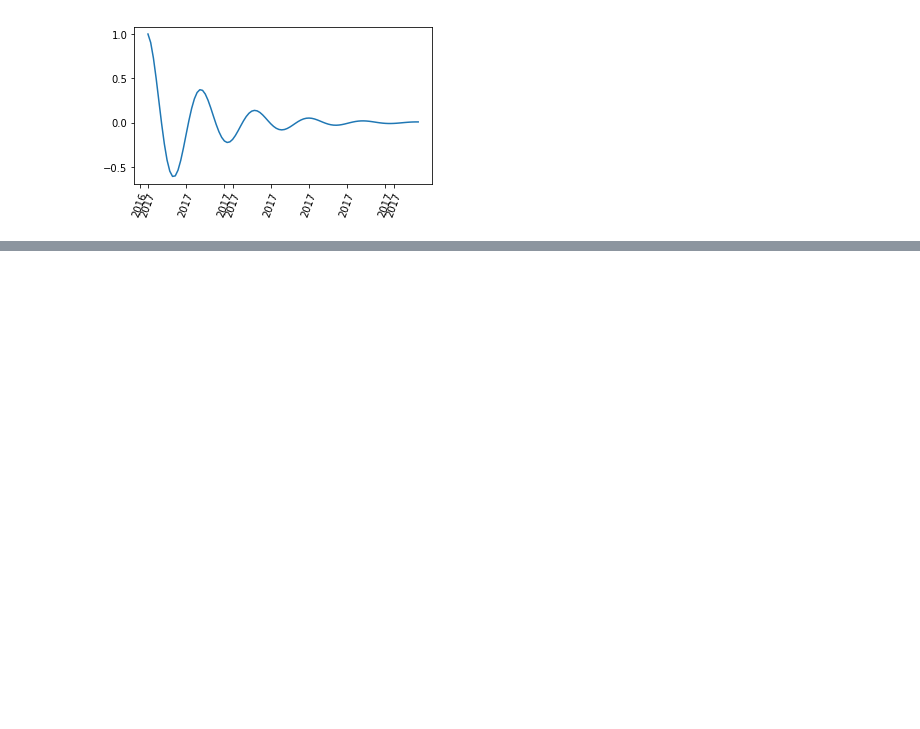
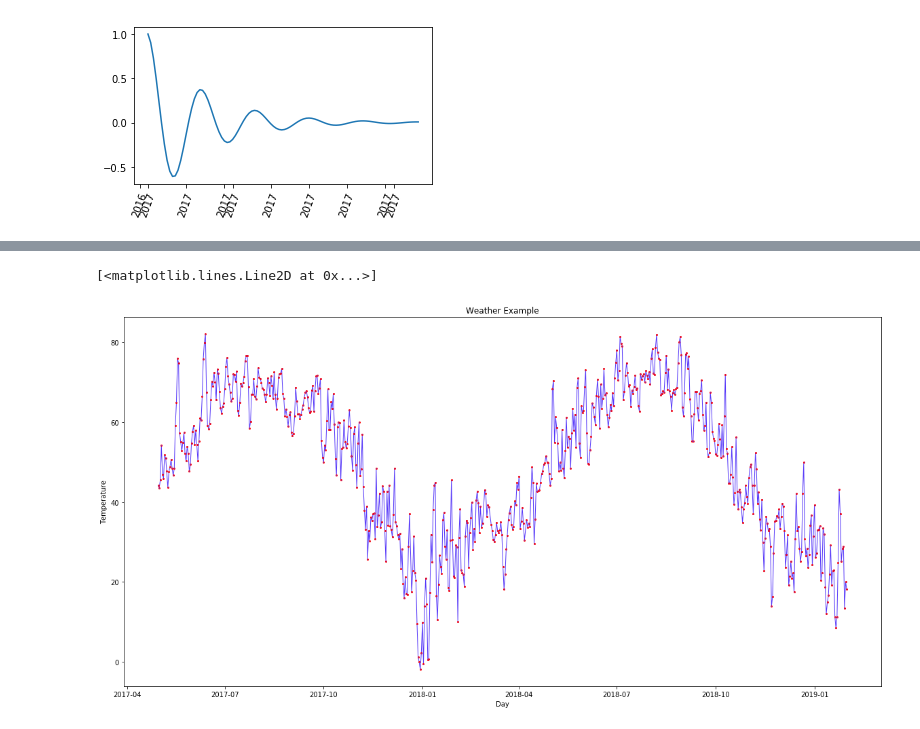
Before and after one commit to johnzastrow/jz_jupyters, a Jupyter notebook: sql2pandaframe.ipynb, the cells around one changed output, grey strips where cells are left out. Cells and saved outputs as stored; diff of their text form; code cells hidden in the pictures; blank space fills up the shorter version.

```diff
--- a/sql2pandaframe.ipynb
+++ b/sql2pandaframe.ipynb
@@ -617,0 +800,4 @@ plt.show()
+# %%
+df = pd.read_sql_table("v_KPWM_daily",engine)
+print(df.dtypes)
+df.head()
@@ -617,0 +820,19 @@ plt.show()
+# %%
+
+# g = green, o is the symbol -- is the linestyle
+# fig=plt.figure(figsize=(18, 16), dpi= 80, facecolor='w', edgecolor='k')
+# f, (ax1, ax2,ax3) = plt.subplots(1,3, sharex='col', sharey='row',figsize=(18, 16))
+# The default figure size (in inches) is controlled by
+
+# matplotlib.rcParams['figure.figsize'] = [width, height]
+# For example:
+
+# Make the figure bigger
+plt.figure(figsize=(20,10))
+plt.xlabel('Day')
+plt.ylabel('Temperature')
+plt.title('Weather Example')
+plt.plot('d_utc','temp_f_davg', markersize='2', color='#5739f9',marker='o', linewidth='1', markeredgecolor='red', data=df)
+# %% [output]
+[<matplotlib.lines.Line2D at 0x...>]
+[figure, added]
```
Also changed, not shown: parts of 24 cells of this notebook.
